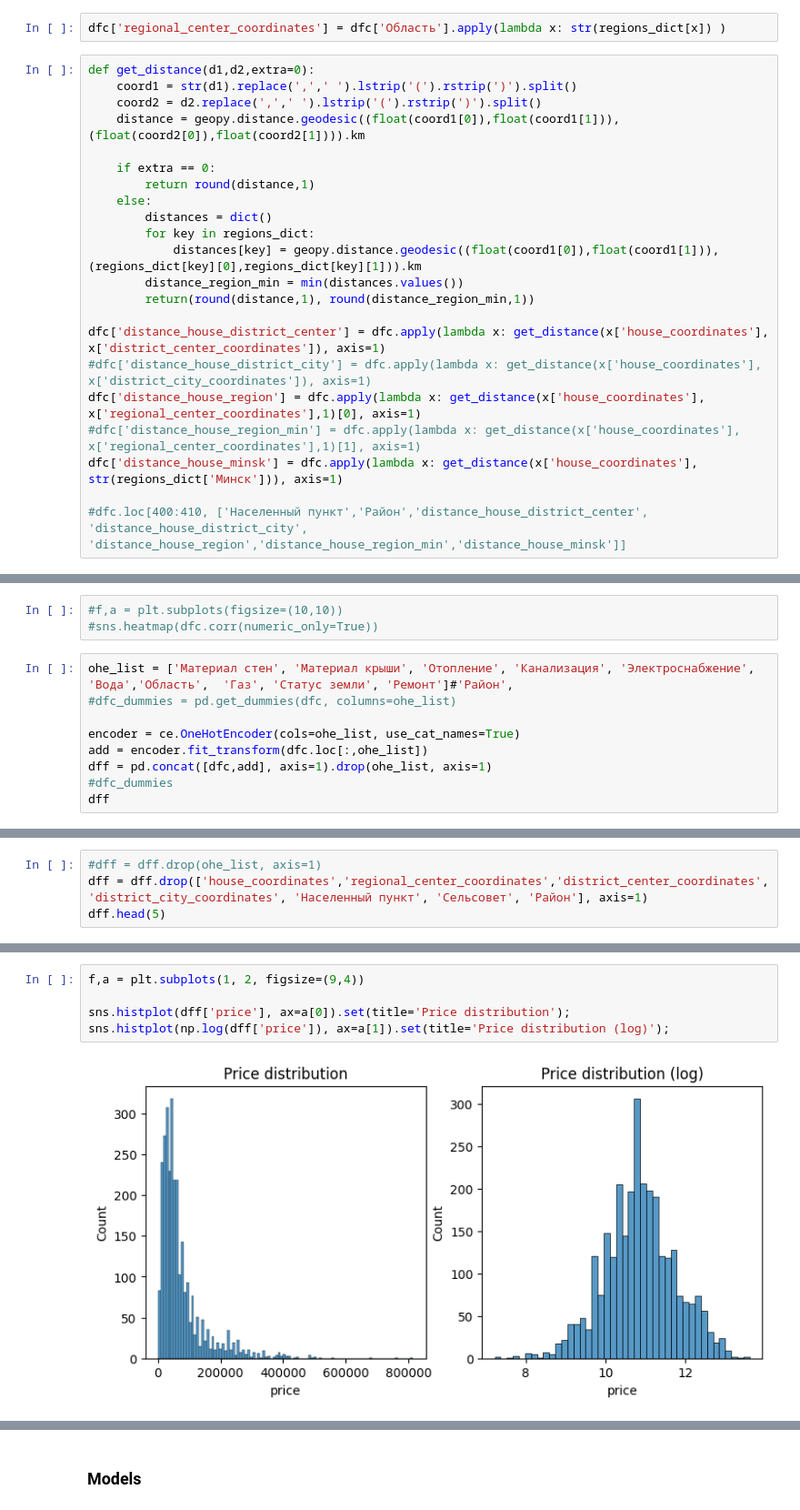
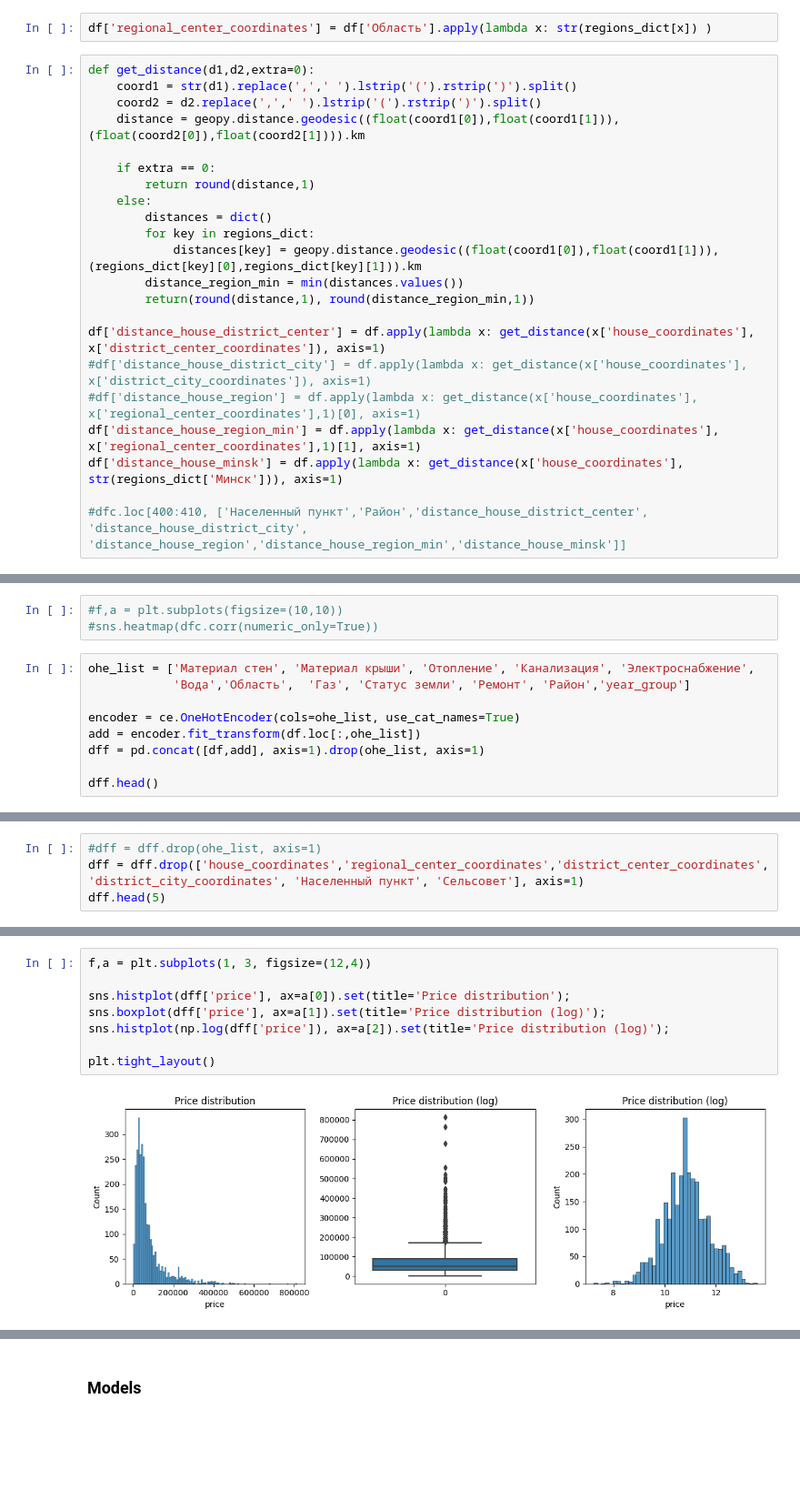
Before and after one commit to ssiarhei115/CountryHouse-price-prediction, a Jupyter notebook: code.ipynb, the cells around one changed output, grey strips where cells are left out. Shown at 91% size. Drawn from its saved outputs; the diff is of its cells as text; blank space fills up the shorter version.

```diff
--- a/code.ipynb
+++ b/code.ipynb
@@ -731,7 +714,7 @@ regions_dict
  'Могилев': (53.90841293, 30.34563446),
  'Витебск': (55.1845932, 30.20467567)}
 # %%
-dfc['regional_center_coordinates'] = dfc['Область'].apply(lambda x: str(regions_dict[x]) )
+df['regional_center_coordinates'] = df['Область'].apply(lambda x: str(regions_dict[x]) )
 # %%
 def get_distance(d1,d2,extra=0):
     coord1 = str(d1).replace(',',' ').lstrip('(').rstrip(')').split()
@@ -747,10 +730,10 @@ def get_distance(d1,d2,extra=0):
         distance_region_min = min(distances.values())
         return(round(distance,1), round(distance_region_min,1))
 
-dfc['distance_house_district_center'] = dfc.apply(lambda x: get_distance(x['house_coordinates'], x['district_center_coordinates']), axis=1)
-#dfc['distance_house_district_city'] = dfc.apply(lambda x: get_distance(x['house_coordinates'], x['district_city_coordinates']), axis=1)
-dfc['distance_house_region'] = dfc.apply(lambda x: get_distance(x['house_coordinates'], x['regional_center_coordinates'],1)[0], axis=1)
-#dfc['distance_house_region_min'] = dfc.apply(lambda x: get_distance(x['house_coordinates'], x['regional_center_coordinates'],1)[1], axis=1)
-dfc['distance_house_minsk'] = dfc.apply(lambda x: get_distance(x['house_coordinates'], str(regions_dict['Минск'])), axis=1)
+df['distance_house_district_center'] = df.apply(lambda x: get_distance(x['house_coordinates'], x['district_center_coordinates']), axis=1)
+#df['distance_house_district_city'] = df.apply(lambda x: get_distance(x['house_coordinates'], x['district_city_coordinates']), axis=1)
+#df['distance_house_region'] = df.apply(lambda x: get_distance(x['house_coordinates'], x['regional_center_coordinates'],1)[0], axis=1)
+df['distance_house_region_min'] = df.apply(lambda x: get_distance(x['house_coordinates'], x['regional_center_coordinates'],1)[1], axis=1)
+df['distance_house_minsk'] = df.apply(lambda x: get_distance(x['house_coordinates'], str(regions_dict['Минск'])), axis=1)
 
 #dfc.loc[400:410, ['Населенный пункт','Район','distance_house_district_center', 'distance_house_district_city', 'distance_house_region','distance_house_region_min','distance_house_minsk']]
@@ -765,12 +753,12 @@ dfc = dfc.drop(['house_length', 'house_width'], axis=1)
 #f,a = plt.subplots(figsize=(10,10))
 #sns.heatmap(dfc.corr(numeric_only=True))
 # %%
-ohe_list = ['Материал стен', 'Материал крыши', 'Отопление', 'Канализация', 'Электроснабжение', 'Вода','Область',  'Газ', 'Статус земли', 'Ремонт']#'Район',
-#dfc_dummies = pd.get_dummies(dfc, columns=ohe_list)
+ohe_list = ['Материал стен', 'Материал крыши', 'Отопление', 'Канализация', 'Электроснабжение',
+            'Вода','Область',  'Газ', 'Статус земли', 'Ремонт', 'Район','year_group']
 
 encoder = ce.OneHotEncoder(cols=ohe_list, use_cat_names=True)
-add = encoder.fit_transform(dfc.loc[:,ohe_list])
-dff = pd.concat([dfc,add], axis=1).drop(ohe_list, axis=1)
-#dfc_dummies
-dff
+add = encoder.fit_transform(df.loc[:,ohe_list])
+dff = pd.concat([df,add], axis=1).drop(ohe_list, axis=1)
+
+dff.head()
 # %% [output]
@@ -790,6 +772,6 @@ dff
 # %%
 #dff = dff.drop(ohe_list, axis=1)
-dff = dff.drop(['house_coordinates','regional_center_coordinates','district_center_coordinates', 'district_city_coordinates', 'Населенный пункт', 'Сельсовет', 'Район'], axis=1)
+dff = dff.drop(['house_coordinates','regional_center_coordinates','district_center_coordinates', 'district_city_coordinates', 'Населенный пункт', 'Сельсовет'], axis=1)
 dff.head(5)
 # %% [output]
 |  | Телефон | Баня | Гараж | Сад | Хозпостройки | Рядом лес | Водоем | Ландшафтный дизайн | Теплица | ... |
@@ -802,10 +784,13 @@ dff.head(5)
 # %%
-f,a = plt.subplots(1, 2, figsize=(9,4))
+f,a = plt.subplots(1, 3, figsize=(12,4))
 
 sns.histplot(dff['price'], ax=a[0]).set(title='Price distribution');
-sns.histplot(np.log(dff['price']), ax=a[1]).set(title='Price distribution (log)');
+sns.boxplot(dff['price'], ax=a[1]).set(title='Price distribution (log)');
+sns.histplot(np.log(dff['price']), ax=a[2]).set(title='Price distribution (log)');
+
+plt.tight_layout()
 # %% [output]
-[figure, old version]
+[figure, new version]
 # %%
 def outliers_z_score(data, feature, log_scale=False):
     """_summary_
```
Also changed, not shown: parts of 39 cells of this notebook.
